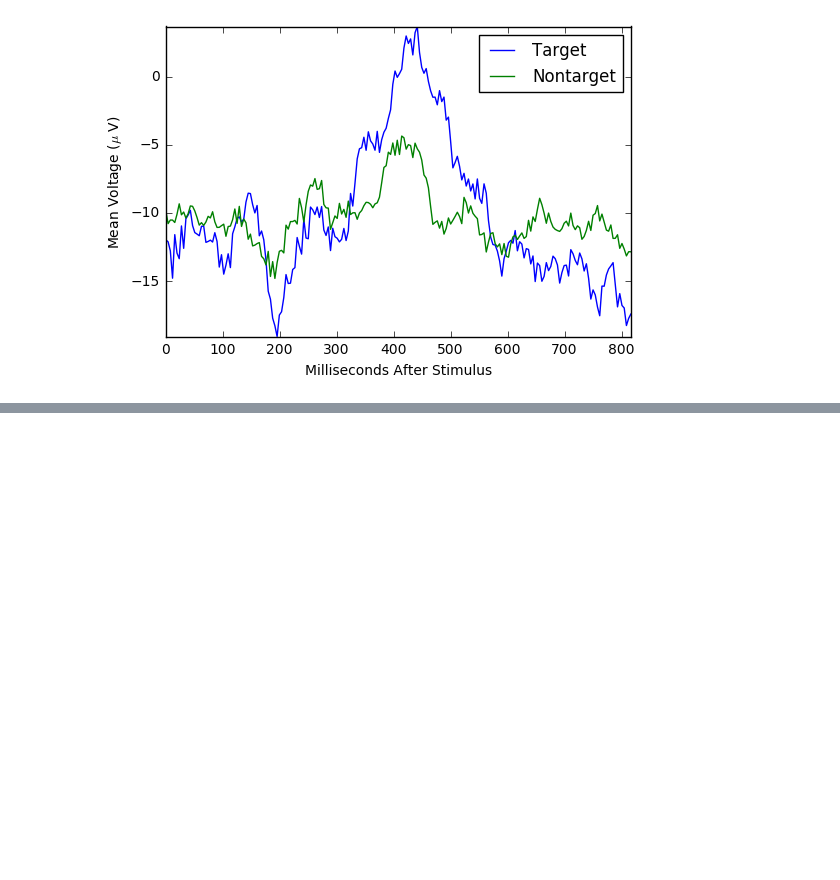
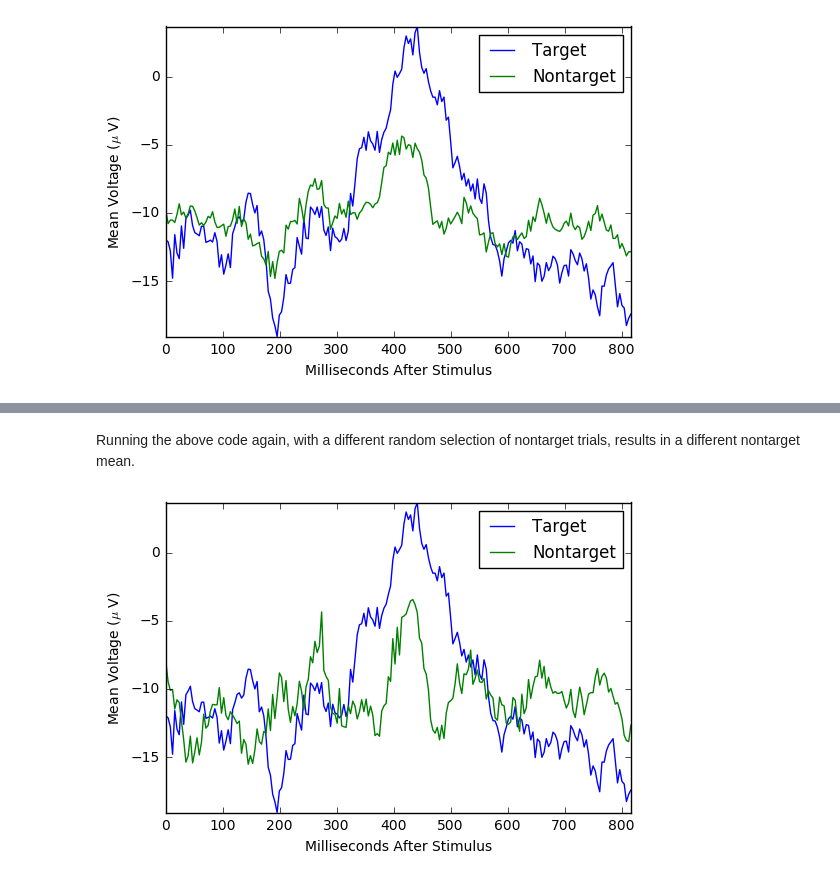
Before and after one commit to brylie/CSU-BCILab-getting-started-with-EEG-data, a Jupyter notebook: Getting Started with EEG Data.ipynb, the cells around one changed output, grey strips where cells are left out. Saved outputs shown, nothing was run; the diff lists cells and outputs as text; code cells hidden in the pictures; blank space fills up the shorter version.

```diff
--- a/Getting Started with EEG Data.ipynb
+++ b/Getting Started with EEG Data.ipynb
@@ -492,0 +517,24 @@ plt.ylabel('Mean Voltage ($\mu$ V)');
+# %% [markdown]
+Running the above code again, with a different random selection of nontarget trials, results in a different nontarget mean.
+# %%
+targetMean = np.mean(segments[targetSegments,:,5],axis=0)
+
+nontargetSegments = segments[targetSegments==False,:,5]
+
+selectThese = np.random.permutation(range(nontargetSegments.shape[0]))[:20]
+
+nontargetMean = np.mean(nontargetSegments[selectThese,:],axis=0)
+
+plt.clf();
+
+plt.plot(xs, np.vstack((targetMean,nontargetMean)).T);
+
+plt.legend(('Target','Nontarget'));
+
+plt.axis('tight');
+
+plt.xlabel('Milliseconds After Stimulus');
+
+plt.ylabel('Mean Voltage ($\mu$ V)');
+# %% [output]
+[figure, added]
```
Also changed, not shown: parts of 6 cells of this notebook.
